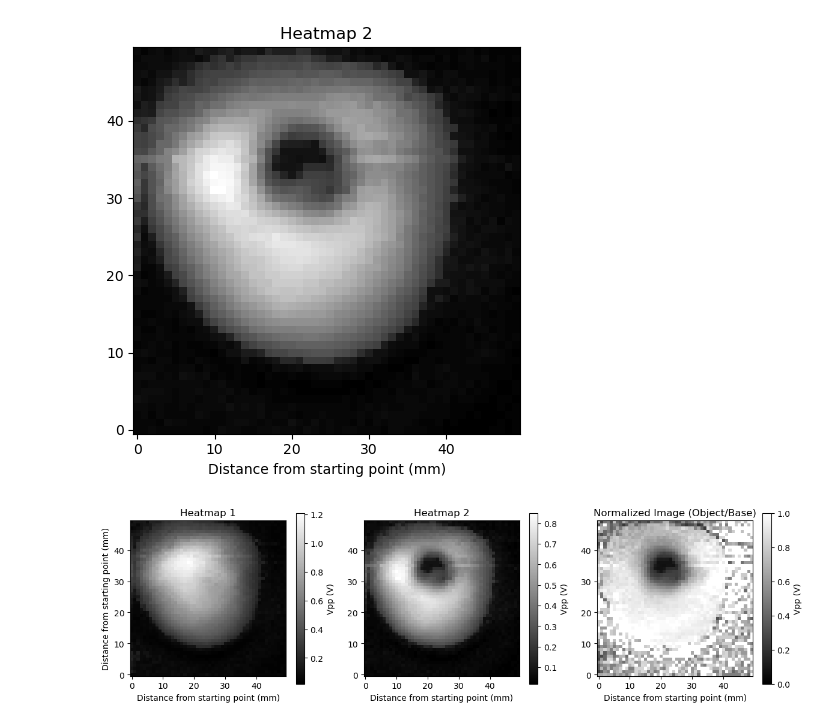
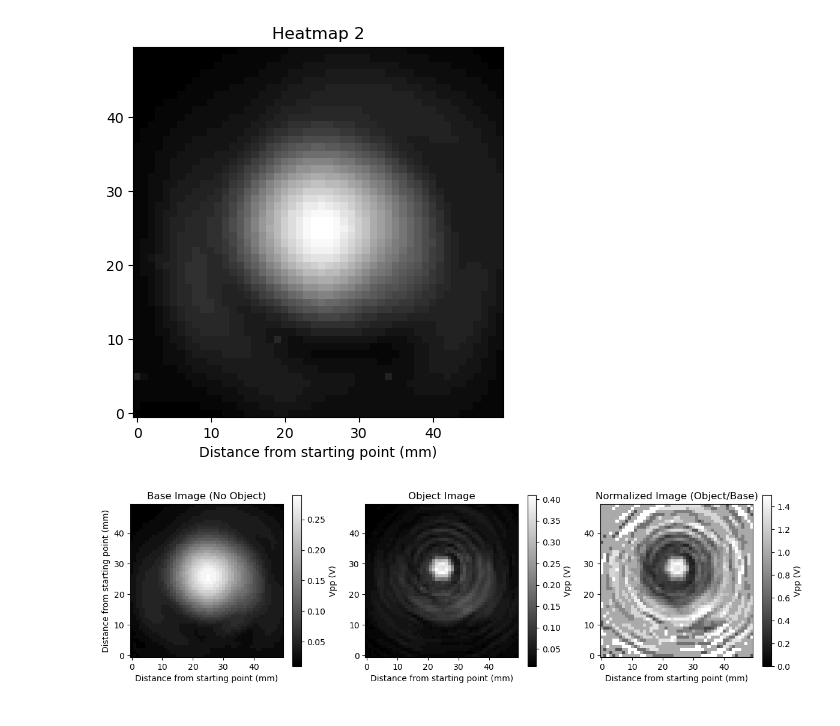
Before and after one commit to krishatch/senior-design, a Jupyter notebook: read_measurements.ipynb, the cells around one changed output. Drawn from its saved outputs; the diff is of its cells as text; code cells hidden in the pictures.

```diff
--- a/read_measurements.ipynb
+++ b/read_measurements.ipynb
@@ -5,42 +5,45 @@ import matplotlib.pyplot as plt
 import seaborn as sns
 import scipy.io
 # %%
-object = np.loadtxt("./images/3_26_25_circle_1.csv", delimiter=",")  # Assumes CSV has headers
+object = np.loadtxt("./images/4_16_25_base.csv", delimiter=",")  # Assumes CSV has headers
 # Plot heatmap
 img2 = plt.imshow(object, cmap="gray", interpolation="nearest", origin="lower")
 plt.title("Heatmap 2")
 plt.xlabel("Distance from starting point (mm)")
-# Show the plots
-plt.tight_layout()  # Adjust layout to prevent overlap
 plt.show()
 # %% [output]
-[figure, old version]
+[figure, new version]
 # %%
+base_path = "./images/4_16_25_base_holder.csv" # Sets relative path of input base image csv
+object_path = "./images/4_16_25_base_nut.csv" # Sets relative path of input object image csv
+difference_path = "./mat_files/4_16_25_large_nut.mat" # Sets relative path of output mat file
+plot_path = "./plots/4_16_25_large_nut.png" # Sets relative path of output plot (whats shown when this runs)
+
 # Create subplots: 1 row, 2 columns
 fig, ax = plt.subplots(1, 3, figsize=(12, 6))  # Adjust figsize as needed
-base = np.loadtxt("./images/3_26_25_base_0.csv", delimiter=",")  # Assumes CSV has headers
-object = np.loadtxt("./images/3_26_25_circle_1.csv", delimiter=",")  # Assumes CSV has headers
+base = np.loadtxt(base_path, delimiter=",")  # Assumes CSV has headers
+object = np.loadtxt(object_path, delimiter=",")  # Assumes CSV has headers
 difference = abs(object / base)
 difference = np.nan_to_num(difference, nan=0.0, posinf=0.0, neginf=0.0)
 # df_difference.replace([np.inf, np.nan], 0, inplace=True)
-scipy.io.savemat("df_difference_1.mat", {"df_difference": difference})
+scipy.io.savemat(difference_path, {"df_difference": difference})
 
 # Plot first heatmap
 img1 = ax[0].imshow(base, cmap="gray", interpolation="nearest", origin="lower")
-ax[0].set_title("Heatmap 1")
+ax[0].set_title("Base Image (No Object)")
 ax[0].set_xlabel("Distance from starting point (mm)")
 ax[0].set_ylabel("Distance from starting point (mm)")
 
 #Plot second heatmap
 img2 = ax[1].imshow(object, cmap="gray", interpolation="nearest", origin="lower")
-ax[1].set_title("Heatmap 2")
+ax[1].set_title("Object Image")
 ax[1].set_xlabel("Distance from starting point (mm)")
 
 #Plot third heatmap
 img3 = ax[2].imshow(difference, cmap="gray", interpolation="nearest", origin="lower")
 ax[2].set_title("Normalized Image (Object/Base)")
 ax[2].set_xlabel("Distance from starting point (mm)")
-img3.set_clim(0, 1.0)
+img3.set_clim(0, 1.5)
 
 # Add colorbars
 fig.colorbar(img1, ax=ax[0], shrink=0.5, label="Vpp (V)")
@@ -50,5 +53,6 @@ fig.colorbar(img3, ax=ax[2], shrink=0.5, label="Vpp (V)")
 # Show the plots
 plt.tight_layout()  # Adjust layout to prevent overlap
 plt.show()
+plt.savefig(plot_path)
 # %% [output]
-[figure, old version]
+[figure, new version]
```
Also changed, not shown: 17 other files.
